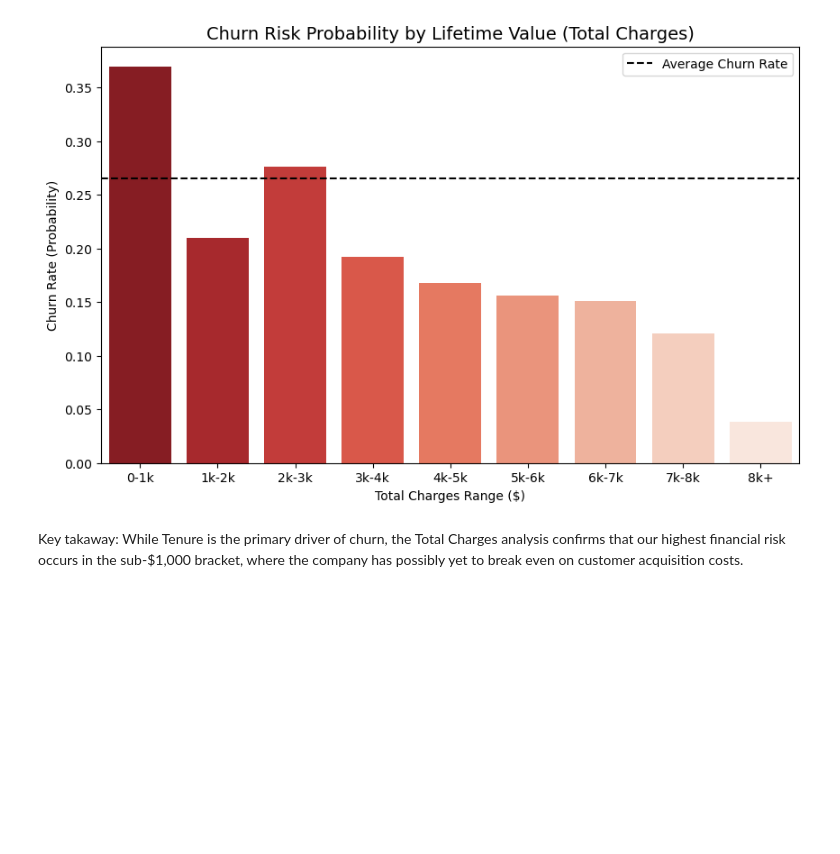
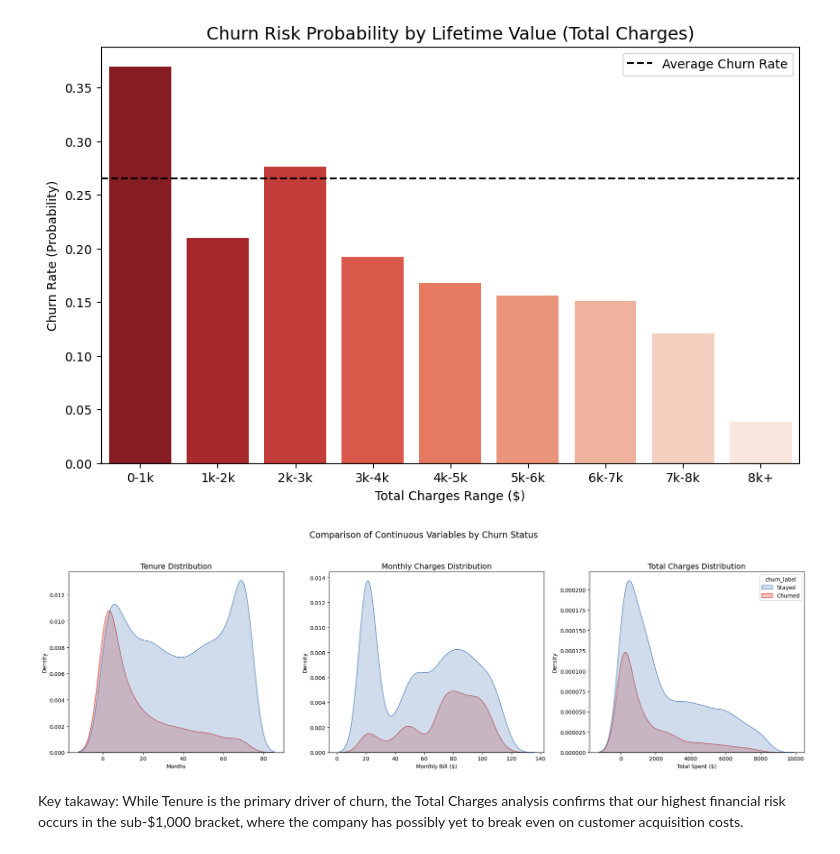
Before and after one commit to Jinglerjing/TELCO_CUSTOMER_CHURN_ANALYSIS, a Jupyter notebook: Churn_rate_EDA.ipynb, the cells around one changed output. Saved outputs shown, nothing was run; the diff lists cells and outputs as text; code cells hidden in the pictures; blank space fills up the shorter version.

```diff
--- a/Churn_rate_EDA.ipynb
+++ b/Churn_rate_EDA.ipynb
@@ -347,6 +400,40 @@ Passing `palette` without assigning `hue` is deprecated and will be removed in v
 
   sns.barplot(x='Charge_Range', y='Churn_Numeric', data=bin_churn, palette='Reds_r')
 [figure]
+# %%
+import seaborn as sns
+import matplotlib.pyplot as plt
+
+# 1. Prepare the plotting data
+plot_df = df.copy()
+# Map labels for the legend
+plot_df['churn_label'] = plot_df['churn'].map({True: 'Churned', False: 'Stayed'}).fillna(plot_df['churn'].astype(str))
+
+# 2. Create the figure and axes (1 row, 3 columns)
+fig, axes = plt.subplots(1, 3, figsize=(20, 6))
+palette = {'Churned': '#d73027', 'Stayed': '#4575b4'}
+
+# --- Plot 1: Tenure ---
+sns.kdeplot(data=plot_df, x='tenure', hue='churn_label', fill=True, ax=axes[0], palette=palette, legend=False)
+axes[0].set_title('Tenure Distribution', fontsize=14)
+axes[0].set_xlabel('Months')
+
+# --- Plot 2: Monthly Charges ---
+sns.kdeplot(data=plot_df, x='monthly_charges', hue='churn_label', fill=True, ax=axes[1], palette=palette, legend=False)
+axes[1].set_title('Monthly Charges Distribution', fontsize=14)
+axes[1].set_xlabel('Monthly Bill ($)')
+
+# --- Plot 3: Total Charges ---
+sns.kdeplot(data=plot_df, x='total_charges', hue='churn_label', fill=True, ax=axes[2], palette=palette)
+axes[2].set_title('Total Charges Distribution', fontsize=14)
+axes[2].set_xlabel('Total Spent ($)')
+
+# 3. Final visual polish
+plt.suptitle('Comparison of Continuous Variables by Churn Status', fontsize=16, y=1.05)
+plt.tight_layout()
+plt.show()
+# %% [output]
+[figure, added]
 # %% [markdown]
 Key takaway: While Tenure is the primary driver of churn, the Total Charges analysis confirms that our highest financial risk occurs in the sub-$1,000 bracket, where the company has possibly yet to break even on customer acquisition costs.
 # %% [markdown]
```
Also changed, not shown: parts of 3 cells of this notebook, 3 other files.
